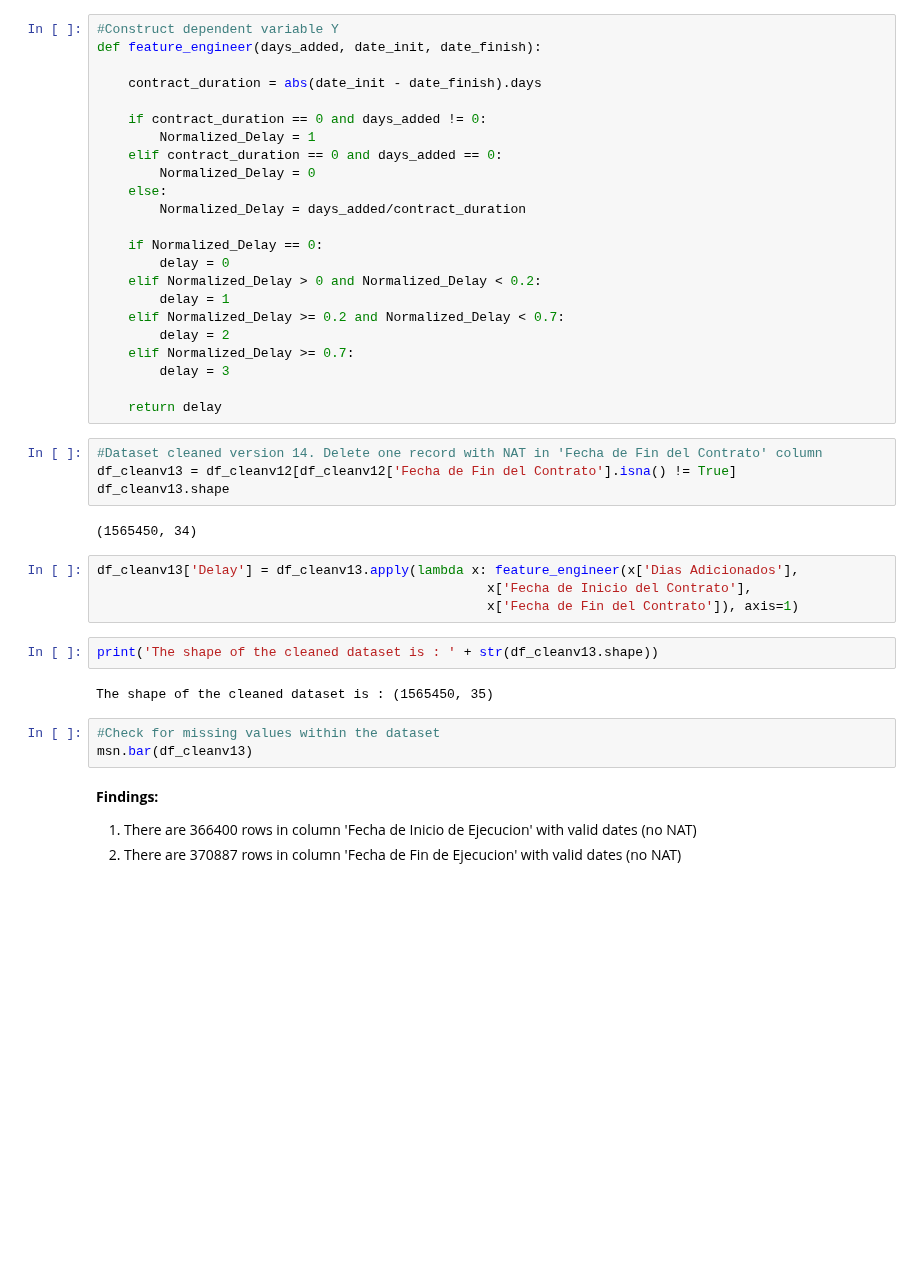
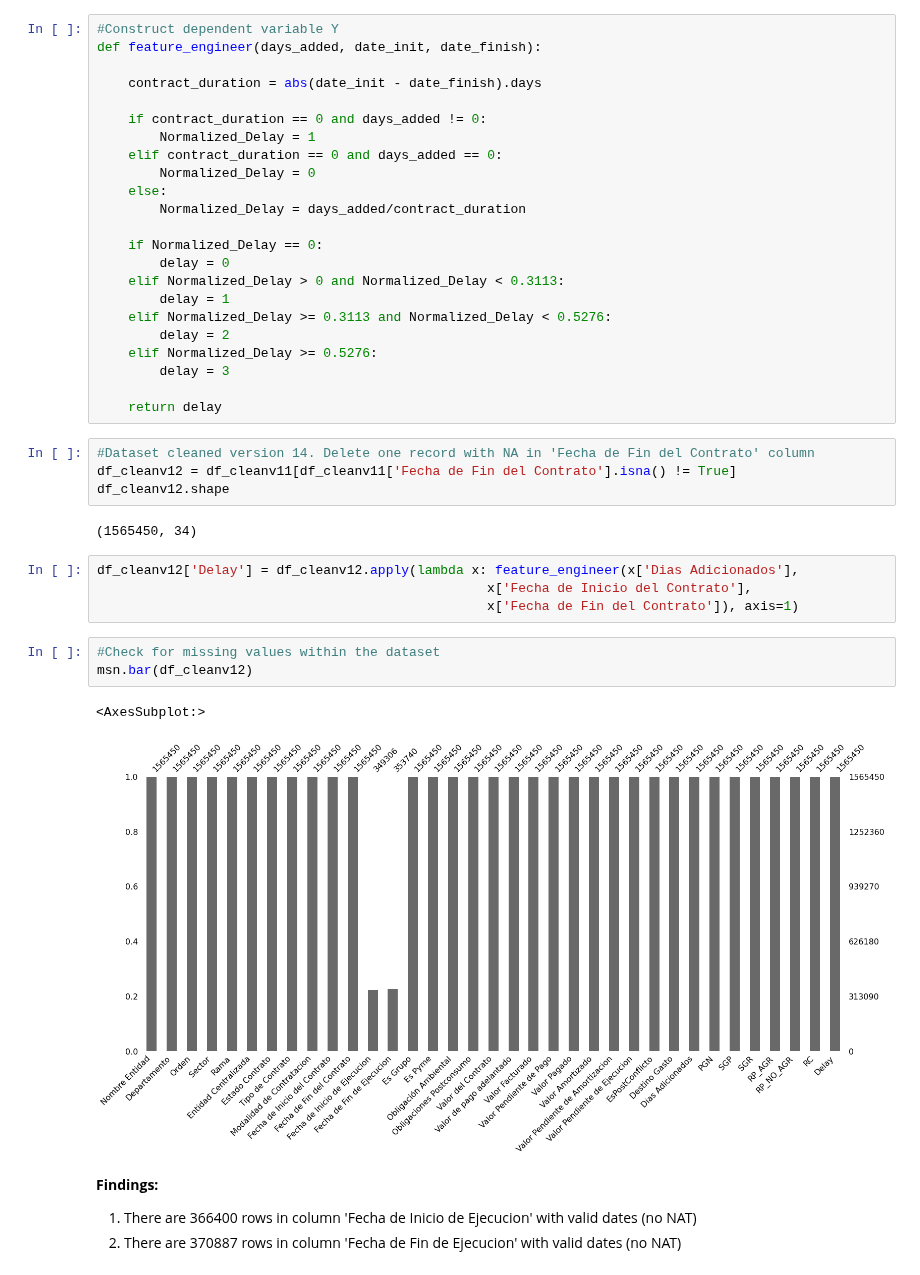
Before and after one commit to lumariaap15/secop-ds4a, a Jupyter notebook: data_cleaning.ipynb, the cells around one changed output. Cells and saved outputs as stored; diff of their text form; blank space fills up the shorter version.

```diff
--- a/data_cleaning.ipynb
+++ b/data_cleaning.ipynb
@@ -185,31 +169,30 @@ def feature_engineer(days_added, date_init, date_finish):
 
     if Normalized_Delay == 0:
         delay = 0
-    elif Normalized_Delay > 0 and Normalized_Delay < 0.2:
+    elif Normalized_Delay > 0 and Normalized_Delay < 0.3113:
         delay = 1
-    elif Normalized_Delay >= 0.2 and Normalized_Delay < 0.7:
+    elif Normalized_Delay >= 0.3113 and Normalized_Delay < 0.5276:
         delay = 2
-    elif Normalized_Delay >= 0.7:
+    elif Normalized_Delay >= 0.5276:
         delay = 3
 
     return delay
 # %%
-#Dataset cleaned version 14. Delete one record with NAT in 'Fecha de Fin del Contrato' column
-df_cleanv13 = df_cleanv12[df_cleanv12['Fecha de Fin del Contrato'].isna() != True]
-df_cleanv13.shape
+#Dataset cleaned version 14. Delete one record with NA in 'Fecha de Fin del Contrato' column
+df_cleanv12 = df_cleanv11[df_cleanv11['Fecha de Fin del Contrato'].isna() != True]
+df_cleanv12.shape
 # %% [output]
 (1565450, 34)
 # %%
-df_cleanv13['Delay'] = df_cleanv13.apply(lambda x: feature_engineer(x['Dias Adicionados'],
+df_cleanv12['Delay'] = df_cleanv12.apply(lambda x: feature_engineer(x['Dias Adicionados'],
                                                   x['Fecha de Inicio del Contrato'],
                                                   x['Fecha de Fin del Contrato']), axis=1)
-# %%
-print('The shape of the cleaned dataset is : ' + str(df_cleanv13.shape))
-# %% [output]
-The shape of the cleaned dataset is : (1565450, 35)
 # %%
 #Check for missing values within the dataset
-msn.bar(df_cleanv13)
+msn.bar(df_cleanv12)
+# %% [output]
+<AxesSubplot:>
+[figure, added]
 # %% [markdown]
 **Findings:**
 
```
Also changed, not shown: parts of 33 cells of this notebook, 1 other file.
